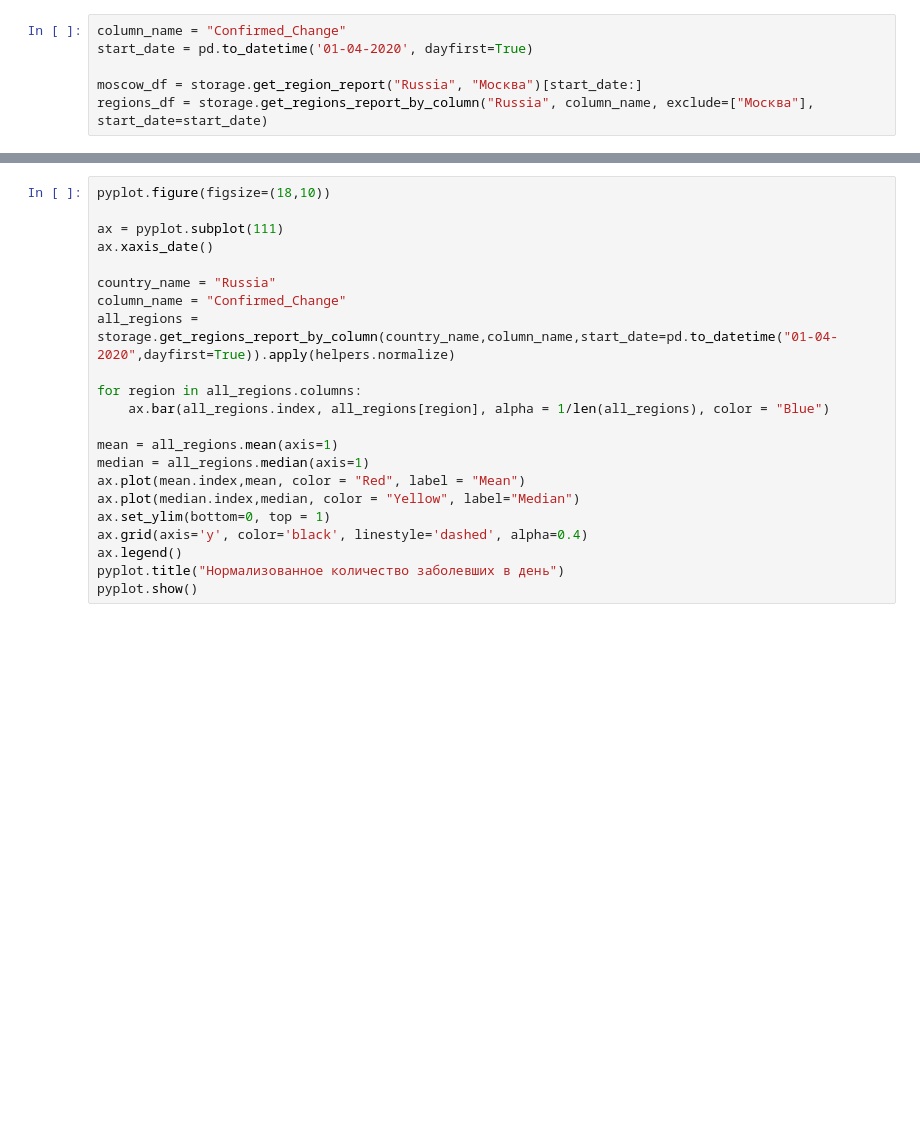
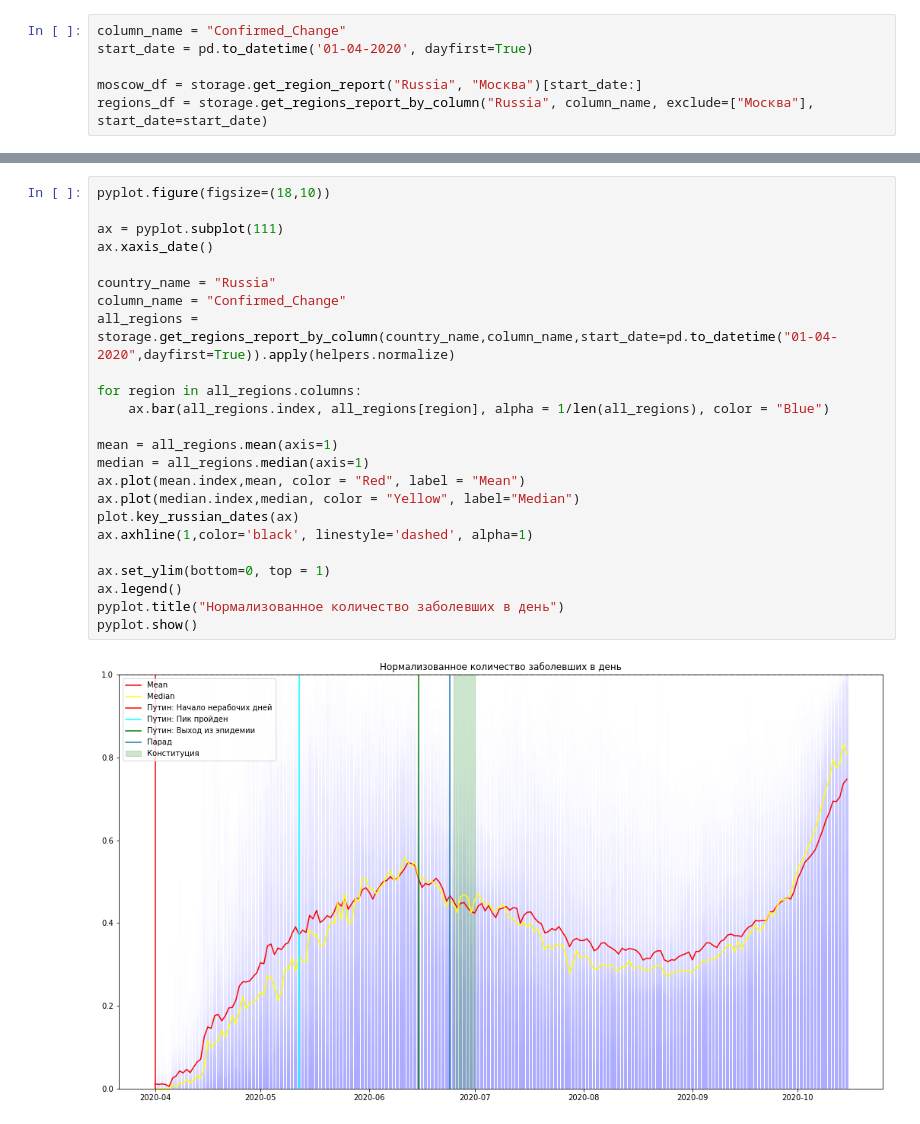
Before and after one commit to guest512/CovidSandbox, a Jupyter notebook: ReportsProcessing/ReportsProcessing.ipynb, the cells around one changed output, grey strips where cells are left out. Drawn from its saved outputs; the diff is of its cells as text; blank space fills up the shorter version.

```diff
--- a/ReportsProcessing/ReportsProcessing.ipynb
+++ b/ReportsProcessing/ReportsProcessing.ipynb
@@ -112,23 +144,27 @@ for region in regions:
 # %%
 pyplot.figure(figsize=(18,10))
 
 ax = pyplot.subplot(111)
 ax.xaxis_date()
 
 country_name = "Russia"
 column_name = "Confirmed_Change"
 all_regions = storage.get_regions_report_by_column(country_name,column_name,start_date=pd.to_datetime("01-04-2020",dayfirst=True)).apply(helpers.normalize)
 
 for region in all_regions.columns:
     ax.bar(all_regions.index, all_regions[region], alpha = 1/len(all_regions), color = "Blue")
 
 mean = all_regions.mean(axis=1)
 median = all_regions.median(axis=1)
 ax.plot(mean.index,mean, color = "Red", label = "Mean")
 ax.plot(median.index,median, color = "Yellow", label="Median")
+plot.key_russian_dates(ax)
+ax.axhline(1,color='black', linestyle='dashed', alpha=1)
+
 ax.set_ylim(bottom=0, top = 1)
-ax.grid(axis='y', color='black', linestyle='dashed', alpha=0.4)
 ax.legend()
 pyplot.title("Нормализованное количество заболевших в день")
 pyplot.show()
+# %% [output]
+[figure, added]
 # %%
```
Also changed, not shown: parts of 15 cells of this notebook, 55 other files.
